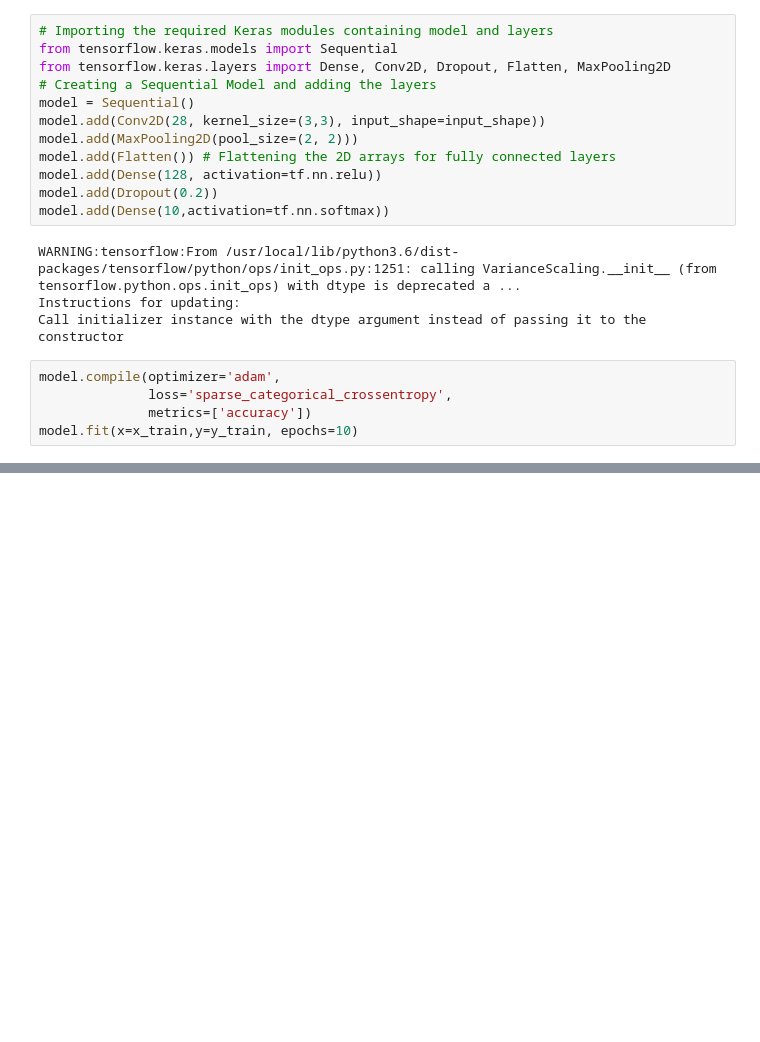
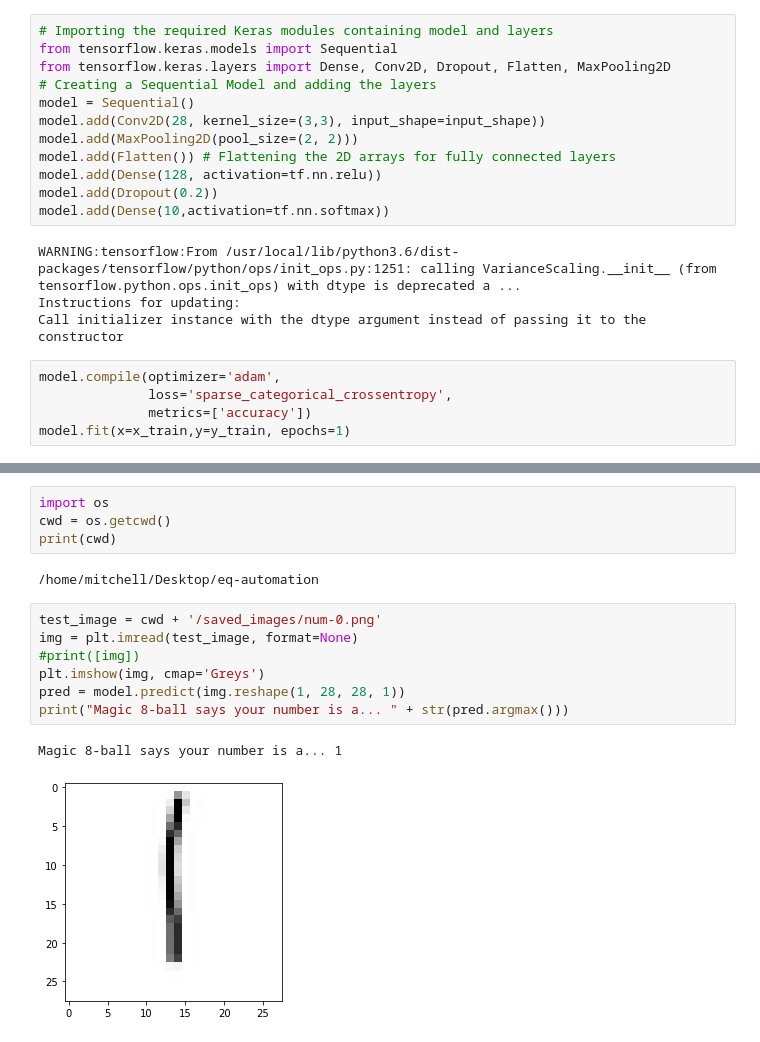
Before and after one commit to MitchellPask/eq-automation, a Jupyter notebook: cnn.ipynb, the cells around one changed output, grey strips where cells are left out. Cells and saved outputs as stored; diff of their text form; blank space fills up the shorter version.

Commit message:
manually added digits to compare against model. 7, 8, 9, and 0 not recognized.

```diff
--- a/cnn.ipynb
+++ b/cnn.ipynb
@@ -52,5 +52,5 @@ Call initializer instance with the dtype argument instead of passing it to the c
 model.compile(optimizer='adam',
               loss='sparse_categorical_crossentropy',
               metrics=['accuracy'])
-model.fit(x=x_train,y=y_train, epochs=10)
+model.fit(x=x_train,y=y_train, epochs=1)
 # %% [output]
@@ -82,0 +64,16 @@ model.evaluate(x_test, y_test)
+# %%
+import os
+cwd = os.getcwd()
+print(cwd)
+# %% [output]
+/home/mitchell/Desktop/eq-automation
+# %%
+test_image = cwd + '/saved_images/num-0.png'
+img = plt.imread(test_image, format=None)
+#print([img])
+plt.imshow(img, cmap='Greys')
+pred = model.predict(img.reshape(1, 28, 28, 1))
+print("Magic 8-ball says your number is a... " + str(pred.argmax()))
+# %% [output]
+Magic 8-ball says your number is a... 1
+[figure, added]
```
Also changed, not shown: parts of 12 cells of this notebook, 11 other files.
